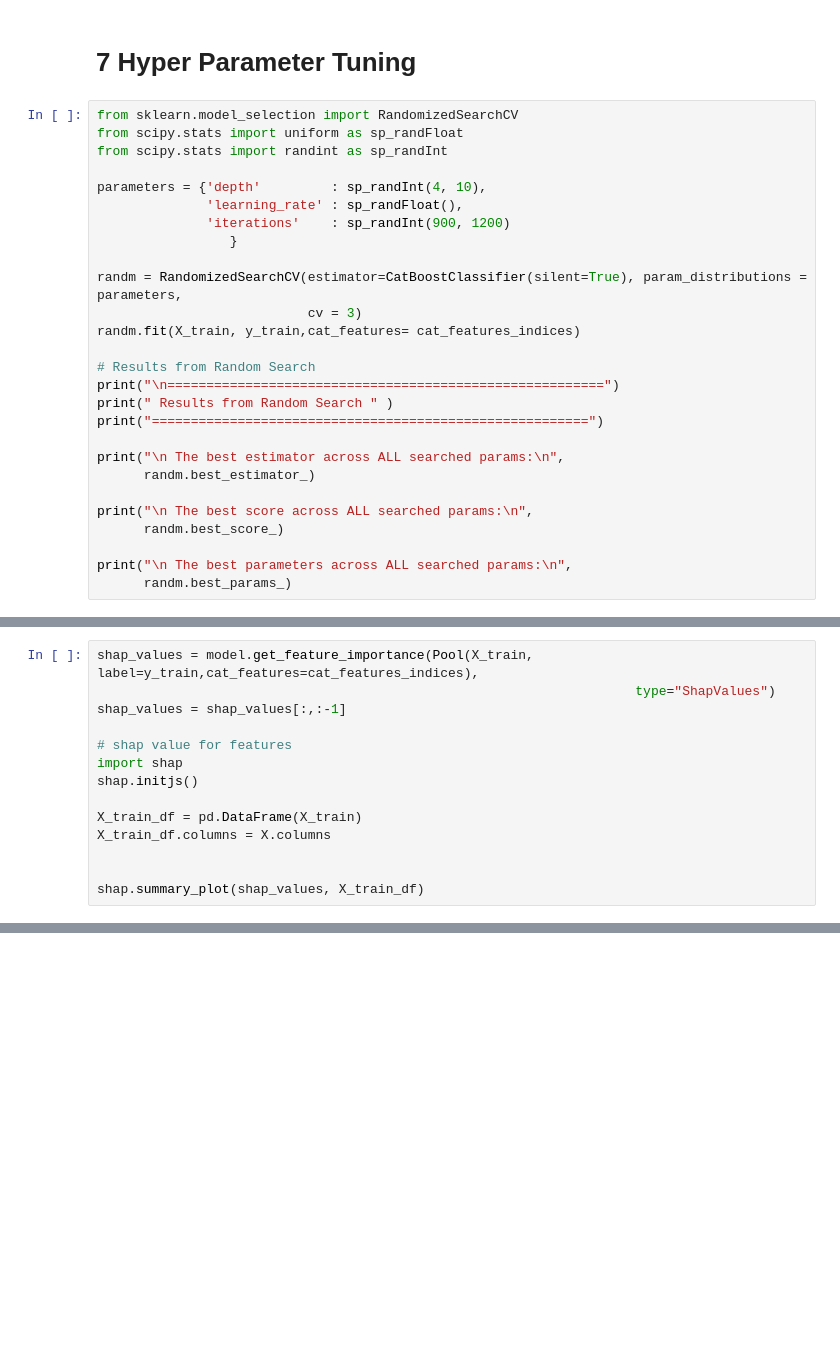
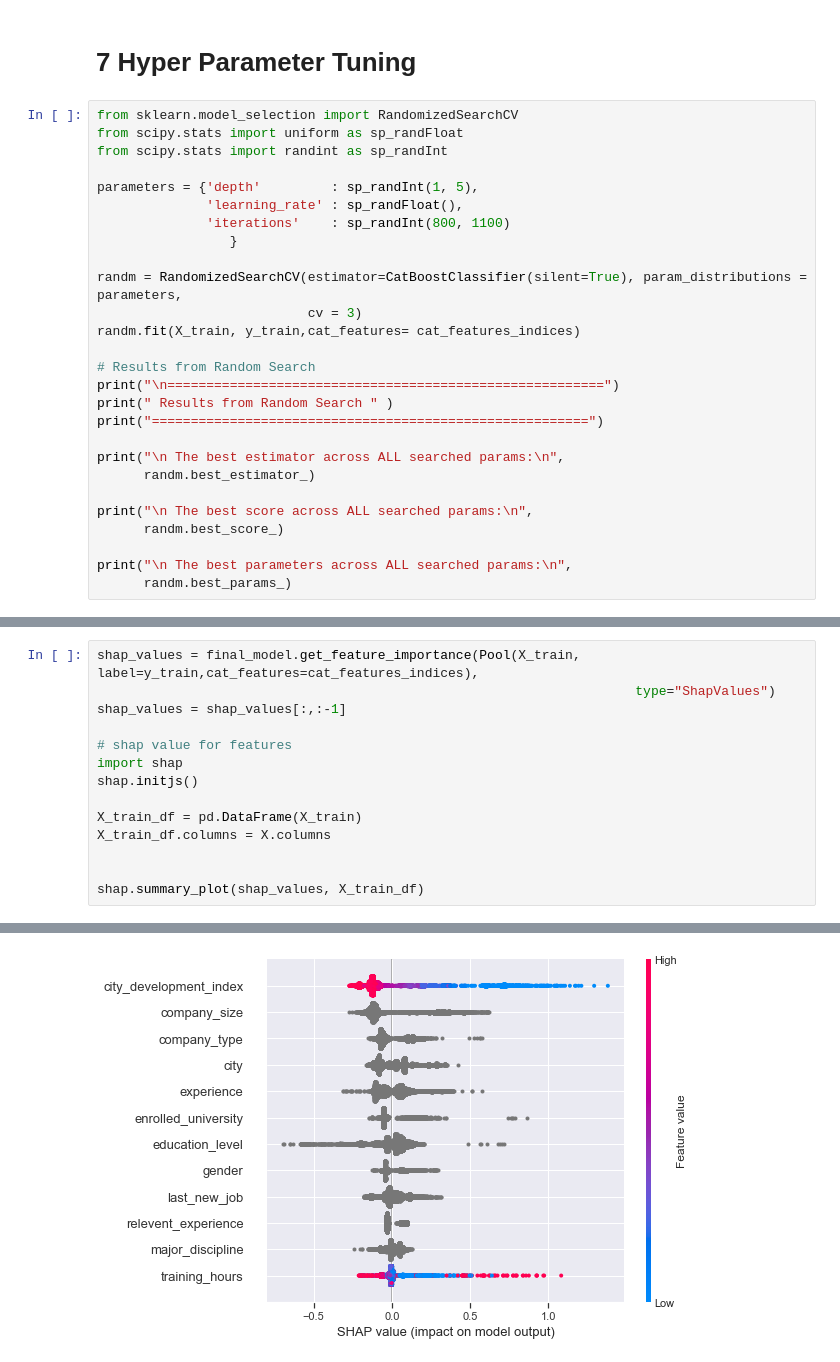
Before and after one commit to yoyo6022/Detecting_Potential_Candidate_Springboard_Capstone2, a Jupyter notebook: notebooks/Detecting Potential Candidate_Part3_Model CatBoost.ipynb, the cells around one changed output, grey strips where cells are left out. Cells and saved outputs as stored; diff of their text form; blank space fills up the shorter version.

```diff
--- a/notebooks/Detecting Potential Candidate_Part3_Model CatBoost.ipynb
+++ b/notebooks/Detecting Potential Candidate_Part3_Model CatBoost.ipynb
@@ -196,9 +200,9 @@ from sklearn.model_selection import RandomizedSearchCV
 from scipy.stats import uniform as sp_randFloat
 from scipy.stats import randint as sp_randInt
 
-parameters = {'depth'         : sp_randInt(4, 10),
+parameters = {'depth'         : sp_randInt(1, 5),
               'learning_rate' : sp_randFloat(),
-              'iterations'    : sp_randInt(900, 1200)
+              'iterations'    : sp_randInt(800, 1100)
                  }
 
 randm = RandomizedSearchCV(estimator=CatBoostClassifier(silent=True), param_distributions = parameters,
@@ -249,5 +282,5 @@ plt.show()
 # %%
-shap_values = model.get_feature_importance(Pool(X_train, label=y_train,cat_features=cat_features_indices),
+shap_values = final_model.get_feature_importance(Pool(X_train, label=y_train,cat_features=cat_features_indices),
                                                                      type="ShapValues")
 shap_values = shap_values[:,:-1]
 
@@ -260,3 +293,4 @@ X_train_df.columns = X.columns
 
 
 shap.summary_plot(shap_values, X_train_df)
+# %% [output]
@@ -262,0 +298 @@ shap.summary_plot(shap_values, X_train_df)
+[figure, added]
```
Also changed, not shown: parts of 9 cells of this notebook.
